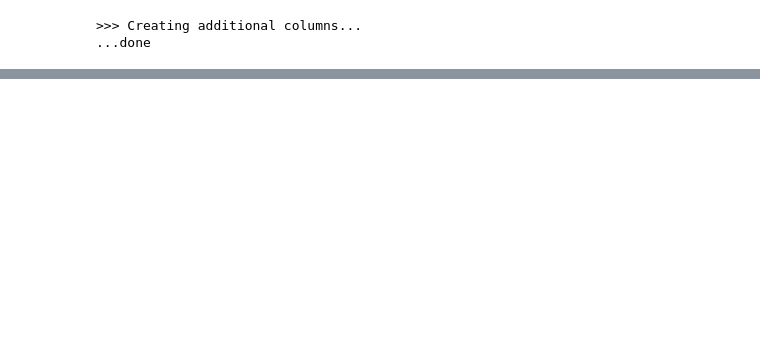
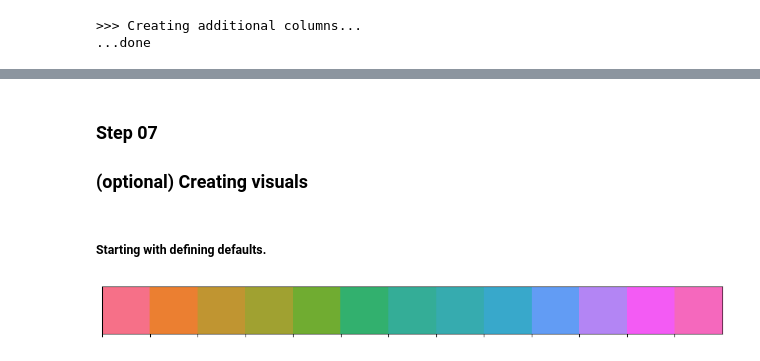
Before and after one commit to anemac1/BA_code, a Jupyter notebook: 21_all_data+subset_analyse_basic_export.ipynb, the cells around one changed output, grey strips where cells are left out. Drawn from its saved outputs; the diff is of its cells as text; code cells hidden in the pictures; blank space fills up the shorter version.

```diff
--- a/21_all_data+subset_analyse_basic_export.ipynb
+++ b/21_all_data+subset_analyse_basic_export.ipynb
@@ -326,0 +363,34 @@ std        0.245290      0.477911
+# %% [markdown]
+### Step 07
+### (optional) Creating visuals
+# %% [markdown]
+##### Starting with defining defaults.
+# %%
+from matplotlib import pyplot as plt
+import seaborn as sns
+
+#plt.style.use('default')
+
+#sns.set_palette('viridis')
+'''
+palette = sns.color_palette() # Default color palette
+print(palette)  # Prints the RGB tuples that make up this color palette
+sns.palplot(palette) # Plotting your palette!
+'''
+my = sns.color_palette('husl', 13)
+#myh= sns.hls_palette('husl', 11) # Seaborn color palette, with 10 colors
+sns.palplot(my)
+my.as_hex()[:]
+#print(my)
+
+#sns.color_palette("rocket", as_cmap=True) # Get a CMap
+
+#sns.color_palette
+#sns.axes_style
+
+
+#plt.figure(figsize=(12, 6))
+# override defaults
+plt.rcParams['figure.figsize'] = [12, 6]
+# %% [output]
+[figure, added]
```
Also changed, not shown: parts of 37 cells of this notebook, 2 other files.
